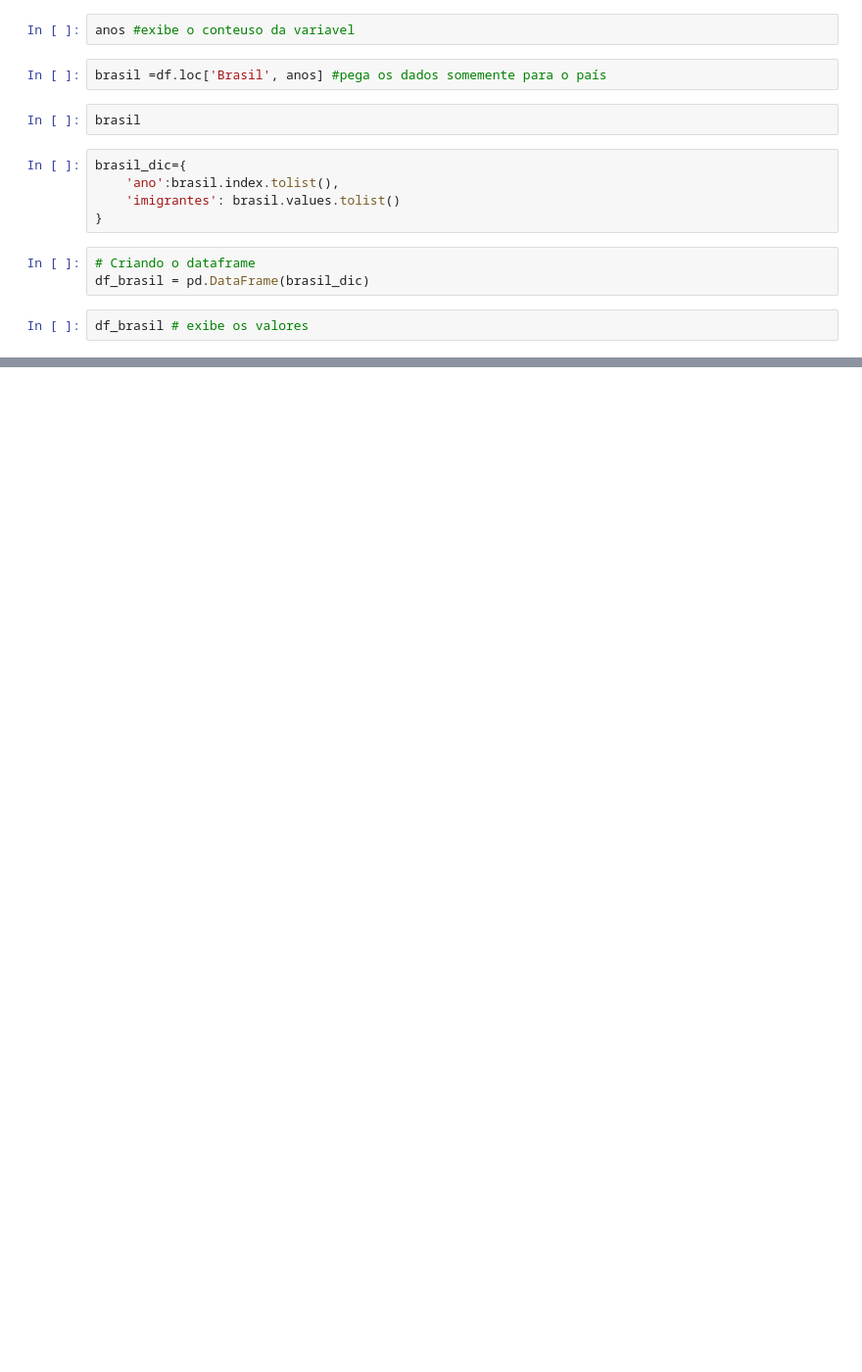
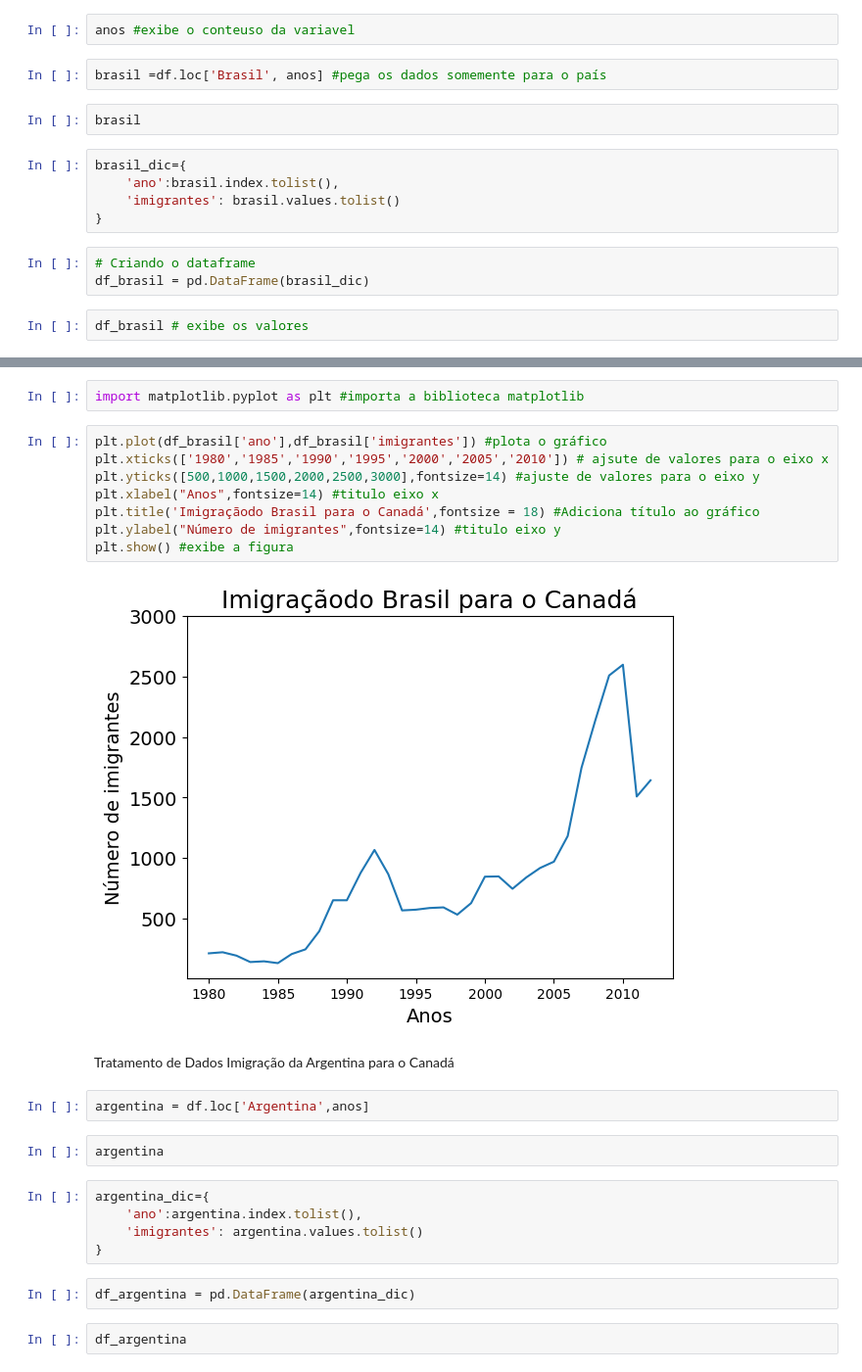
Before and after one commit to RSVictor/Codigos_IABD2024, a Jupyter notebook: Aula 04/codigos.ipynb, the cells around one changed output, grey strips where cells are left out. Shown at 98% size. Saved outputs shown, nothing was run; the diff lists cells and outputs as text; blank space fills up the shorter version.

Commit message:
Tratamento de dados Argentina para o Canadá

```diff
--- a/Aula 04/codigos.ipynb
+++ b/Aula 04/codigos.ipynb
@@ -67,0 +40,27 @@ memory usage: 660.0+ bytes
+# %%
+import matplotlib.pyplot as plt #importa a biblioteca matplotlib
+# %%
+plt.plot(df_brasil['ano'],df_brasil['imigrantes']) #plota o gráfico
+plt.xticks(['1980','1985','1990','1995','2000','2005','2010']) # ajsute de valores para o eixo x
+plt.yticks([500,1000,1500,2000,2500,3000],fontsize=14) #ajuste de valores para o eixo y
+plt.xlabel("Anos",fontsize=14) #titulo eixo x
+plt.title('Imigraçãodo Brasil para o Canadá',fontsize = 18) #Adiciona título ao gráfico
+plt.ylabel("Número de imigrantes",fontsize=14) #titulo eixo y
+plt.show() #exibe a figura
+# %% [output]
+[figure, added]
+# %% [markdown]
+Tratamento de Dados Imigração da Argentina para o Canadá
+# %%
+argentina = df.loc['Argentina',anos]
+# %%
+argentina
+# %%
+argentina_dic={
+    'ano':argentina.index.tolist(),
+    'imigrantes': argentina.values.tolist()
+}
+# %%
+df_argentina = pd.DataFrame(argentina_dic)
+# %%
+df_argentina
```
Also changed, not shown: parts of 4 cells of this notebook, 1 other file.
